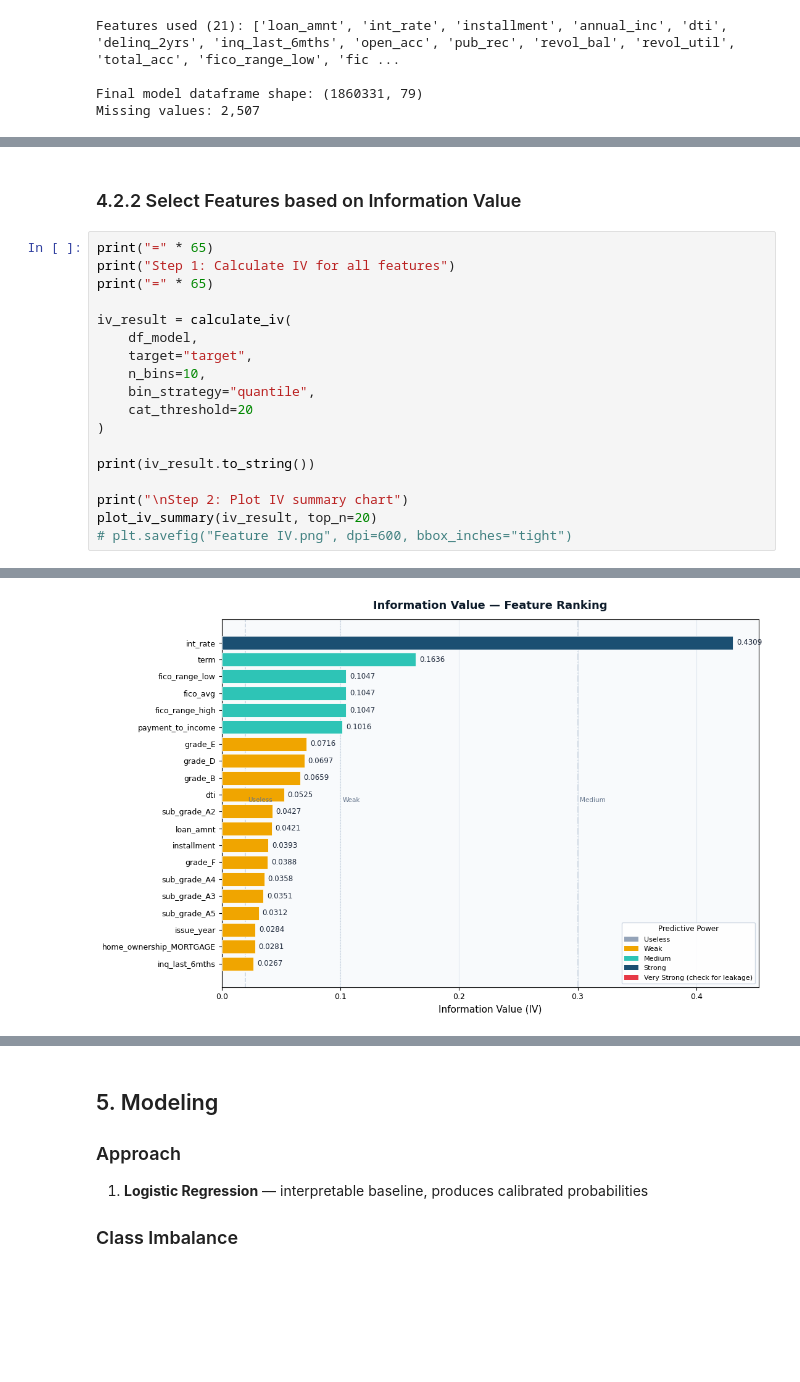
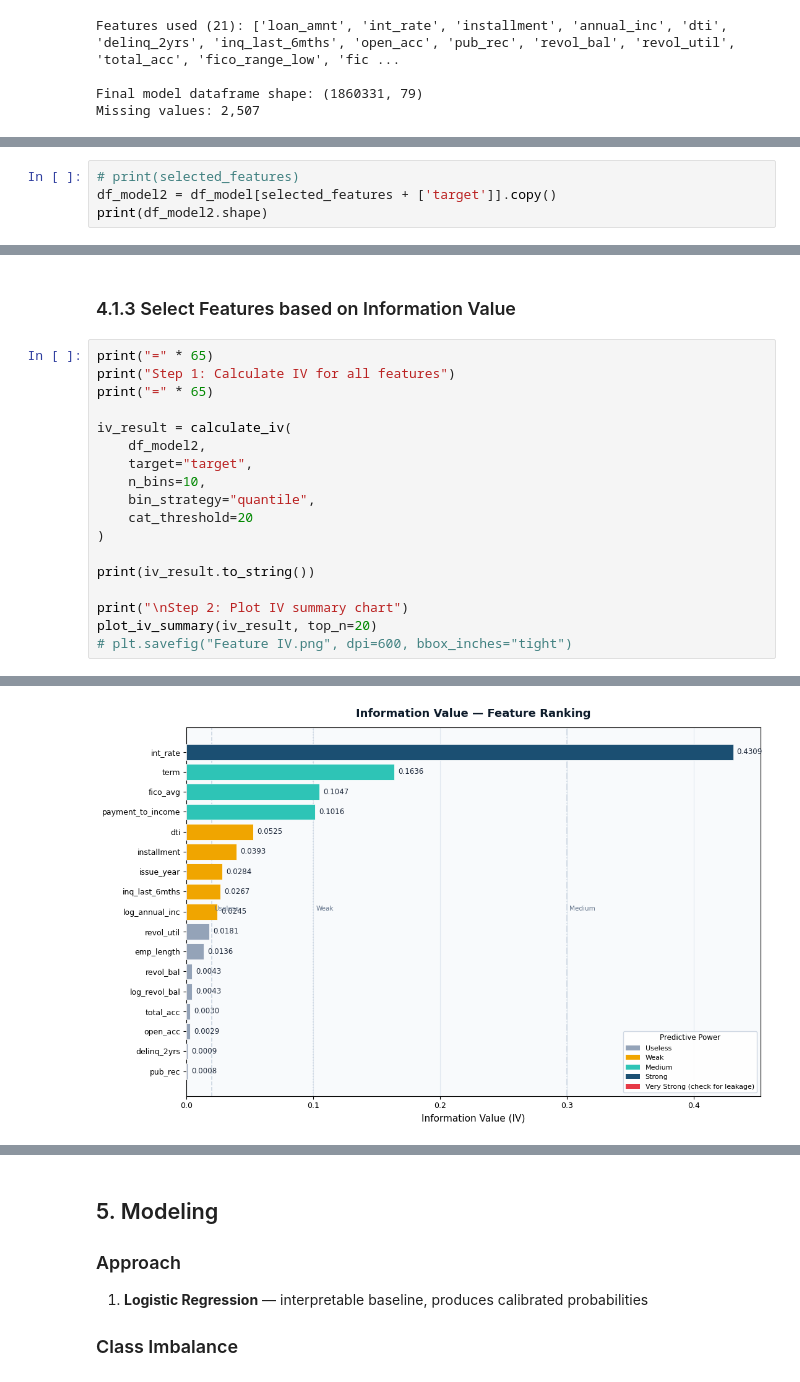
Before and after one commit to hxdong-genetics/Lending_Club_2007_2020_PD_Modeling, a Jupyter notebook: lending_club_pd_model.ipynb, the cells around one changed output, grey strips where cells are left out. Saved outputs shown, nothing was run; the diff lists cells and outputs as text; blank space fills up the shorter version.

```diff
--- a/lending_club_pd_model.ipynb
+++ b/lending_club_pd_model.ipynb
@@ -295,0 +369,4 @@ Missing values: 2,507
+# %%
+# print(selected_features)
+df_model2 = df_model[selected_features + ['target']].copy()
+print(df_model2.shape)
@@ -753,14 +832,14 @@ def plot_iv_bins(
         plt.tight_layout()
     plt.show()
 # %% [markdown]
-### 4.2.2 Select Features based on Information Value
+### 4.1.3 Select Features based on Information Value
 # %%
 print("=" * 65)
 print("Step 1: Calculate IV for all features")
 print("=" * 65)
 
 iv_result = calculate_iv(
-    df_model,
+    df_model2,
     target="target",
     n_bins=10,
     bin_strategy="quantile",
@@ -791,6 +870,6 @@ rank
 
 Step 2: Plot IV summary chart
-[figure, old version]
+[figure, new version]
 # %%
 ### Keep only useful features to reduce model complexity
 final_feature = iv_result[iv_result['iv']>=0.02]['feature'].tolist()
```
Also changed, not shown: parts of 17 cells of this notebook, 1 other file.
